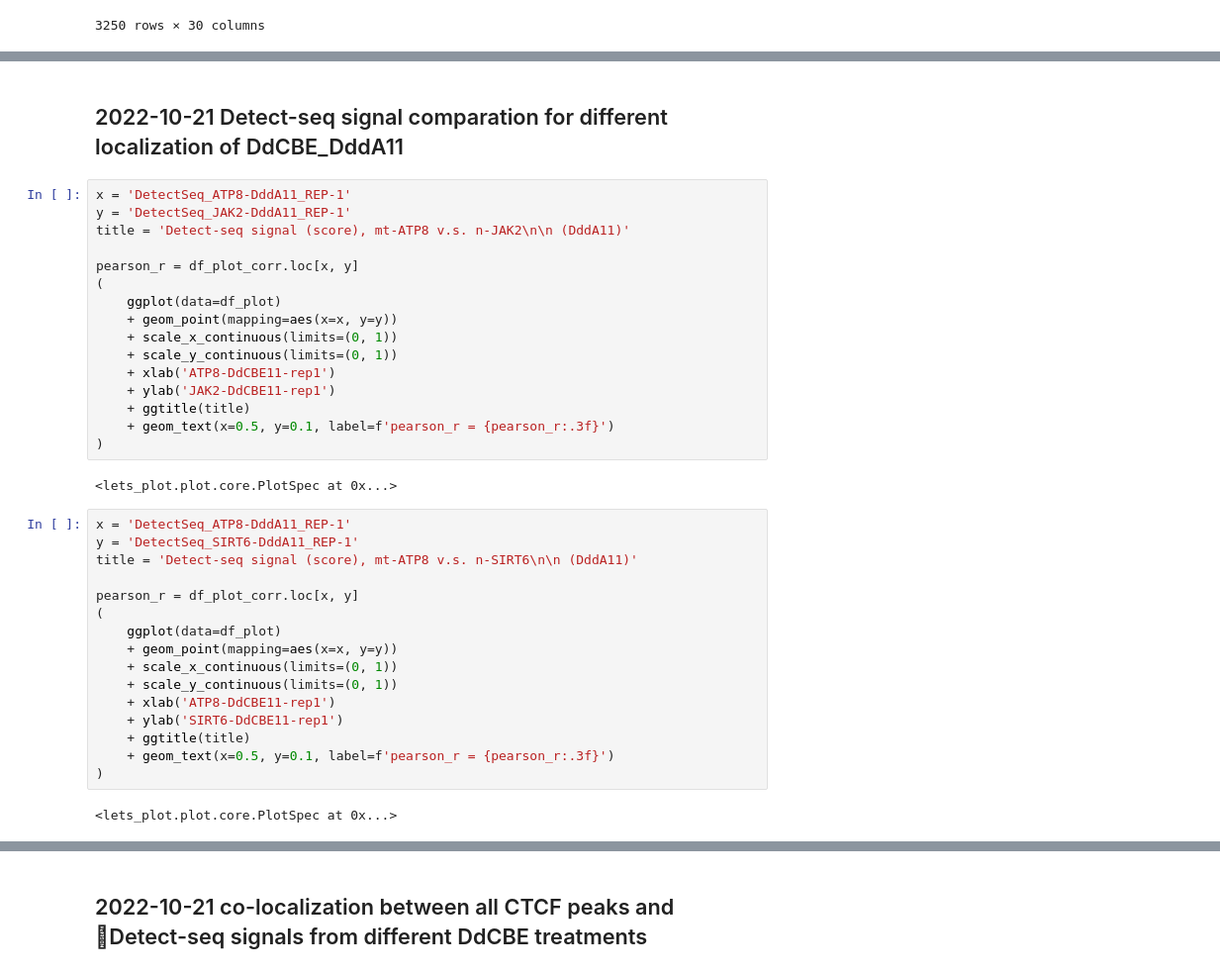
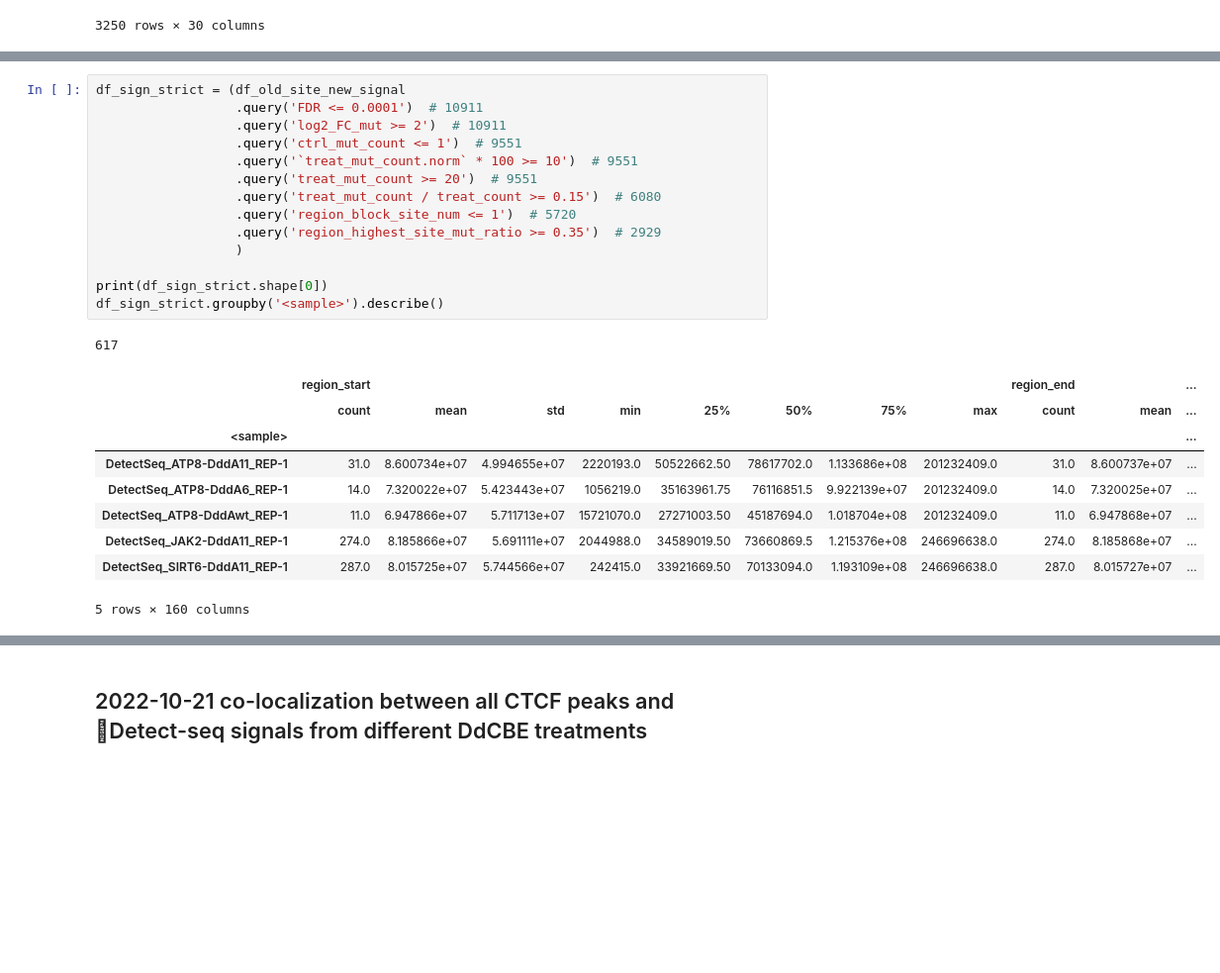
Before and after one commit to hermanzhaozzzz/snakepipes_detect-seq, a Jupyter notebook: step.03.local_analysis.ipynb, the cells around one changed output, grey strips where cells are left out. Shown: that part at 99% size. Saved outputs shown, nothing was run; the diff lists cells and outputs as text; blank space fills up the shorter version.

```diff
--- a/step.03.local_analysis.ipynb
+++ b/step.03.local_analysis.ipynb
@@ -599,38 +472,25 @@ pearson_r = df_plot_corr.loc[x, y]
-# %% [markdown]
-## 2022-10-21 Detect-seq signal comparation for different localization of DdCBE_DddA11
-# %%
-x = 'DetectSeq_ATP8-DddA11_REP-1'
-y = 'DetectSeq_JAK2-DddA11_REP-1'
-title = 'Detect-seq signal (score), mt-ATP8 v.s. n-JAK2\n\n (DddA11)'
-
-pearson_r = df_plot_corr.loc[x, y]
-(
-    ggplot(data=df_plot)
-    + geom_point(mapping=aes(x=x, y=y))
-    + scale_x_continuous(limits=(0, 1))
-    + scale_y_continuous(limits=(0, 1))
-    + xlab('ATP8-DdCBE11-rep1')
-    + ylab('JAK2-DdCBE11-rep1')
-    + ggtitle(title)
-    + geom_text(x=0.5, y=0.1, label=f'pearson_r = {pearson_r:.3f}')
-)
-# %% [output]
-<lets_plot.plot.core.PlotSpec at 0x...>
-# %%
-x = 'DetectSeq_ATP8-DddA11_REP-1'
-y = 'DetectSeq_SIRT6-DddA11_REP-1'
-title = 'Detect-seq signal (score), mt-ATP8 v.s. n-SIRT6\n\n (DddA11)'
-
-pearson_r = df_plot_corr.loc[x, y]
-(
-    ggplot(data=df_plot)
-    + geom_point(mapping=aes(x=x, y=y))
-    + scale_x_continuous(limits=(0, 1))
-    + scale_y_continuous(limits=(0, 1))
-    + xlab('ATP8-DdCBE11-rep1')
-    + ylab('SIRT6-DdCBE11-rep1')
-    + ggtitle(title)
-    + geom_text(x=0.5, y=0.1, label=f'pearson_r = {pearson_r:.3f}')
-)
-# %% [output]
-<lets_plot.plot.core.PlotSpec at 0x...>
+# %%
+df_sign_strict = (df_old_site_new_signal
+                  .query('FDR <= 0.0001')  # 10911
+                  .query('log2_FC_mut >= 2')  # 10911
+                  .query('ctrl_mut_count <= 1')  # 9551
+                  .query('`treat_mut_count.norm` * 100 >= 10')  # 9551
+                  .query('treat_mut_count >= 20')  # 9551
+                  .query('treat_mut_count / treat_count >= 0.15')  # 6080
+                  .query('region_block_site_num <= 1')  # 5720
+                  .query('region_highest_site_mut_ratio >= 0.35')  # 2929
+                  )
+
+print(df_sign_strict.shape[0])
+df_sign_strict.groupby('<sample>').describe()
+# %% [output]
+617
+|  | region_start |  |  |  |  |  |  |  | region_end |  | ... |
+|  | count | mean | std | min | 25% | 50% | 75% | max | count | mean | ... |
+| <sample> |  |  |  |  |  |  |  |  |  |  | ... |
+| DetectSeq_ATP8-DddA11_REP-1 | 31.0 | 8.600734e+07 | 4.994655e+07 | 2220193.0 | 50522662.50 | 78617702.0 | 1.133686e+08 | 201232409.0 | 31.0 | 8.600737e+07 | ... |
+| DetectSeq_ATP8-DddA6_REP-1 | 14.0 | 7.320022e+07 | 5.423443e+07 | 1056219.0 | 35163961.75 | 76116851.5 | 9.922139e+07 | 201232409.0 | 14.0 | 7.320025e+07 | ... |
+| DetectSeq_ATP8-DddAwt_REP-1 | 11.0 | 6.947866e+07 | 5.711713e+07 | 15721070.0 | 27271003.50 | 45187694.0 | 1.018704e+08 | 201232409.0 | 11.0 | 6.947868e+07 | ... |
+| DetectSeq_JAK2-DddA11_REP-1 | 274.0 | 8.185866e+07 | 5.691111e+07 | 2044988.0 | 34589019.50 | 73660869.5 | 1.215376e+08 | 246696638.0 | 274.0 | 8.185868e+07 | ... |
+| DetectSeq_SIRT6-DddA11_REP-1 | 287.0 | 8.015725e+07 | 5.744566e+07 | 242415.0 | 33921669.50 | 70133094.0 | 1.193109e+08 | 246696638.0 | 287.0 | 8.015727e+07 | ... |
+5 rows × 160 columns
```
Also changed, not shown: parts of 19 cells of this notebook.
